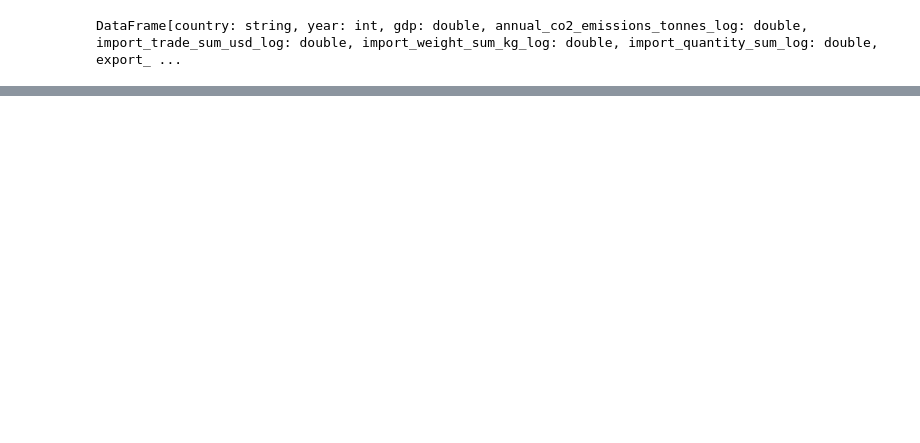
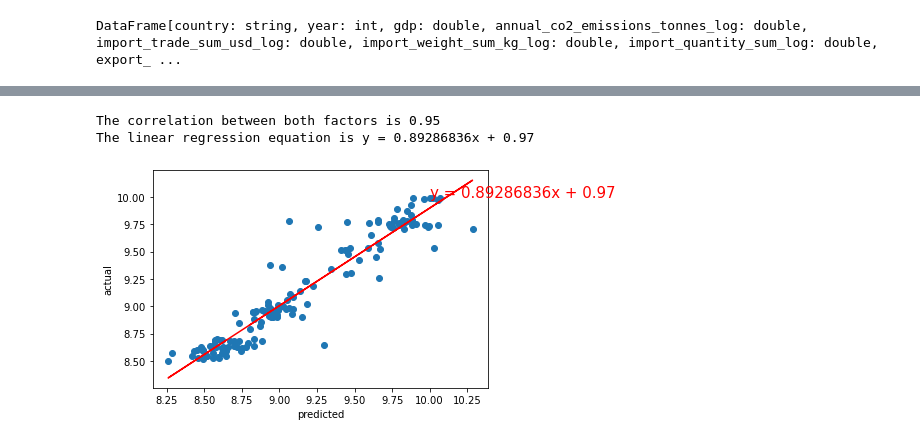
Before and after one commit to PopeStarkiller/emissions_analysis, a Jupyter notebook: emissions_main.ipynb, the cells around one changed output, grey strips where cells are left out. Drawn from its saved outputs; the diff is of its cells as text; code cells hidden in the pictures; blank space fills up the shorter version.

```diff
--- a/emissions_main.ipynb
+++ b/emissions_main.ipynb
@@ -243,0 +233,10 @@ plt.scatter(pred, act)
+# %%
+pre = np.asarray(predi,dtype=float)
+# %%
+ac = np.asarray(actu,dtype=float)
+# %%
+x_axis = pre
+y_axis = ac
+# %%
+correlation = st.pearsonr(x_axis,y_axis)
+(slope, intercept, rvalue, pvalue, stderr) = st.linregress(x_axis, y_axis)
@@ -243,0 +258,15 @@ plt.scatter(pred, act)
+# %%
+regress_values = x_axis * slope + intercept
+line_eq = "y = " + str(round(slope,8)) + "x + " + str(round(intercept,2))
+plt.scatter(x_axis,y_axis)
+plt.plot(x_axis,regress_values,"r-")
+plt.annotate(line_eq,(10,10),fontsize=15,color="red")
+plt.xlabel('predicted')
+plt.ylabel('actual')
+print(f"The correlation between both factors is {round(correlation[0],2)}")
+print(f'The linear regression equation is {line_eq}')
+plt.show()
+# %% [output]
+The correlation between both factors is 0.95
+The linear regression equation is y = 0.89286836x + 0.97
+[figure, added]
```
Also changed, not shown: parts of 32 cells of this notebook, 1 other file.
